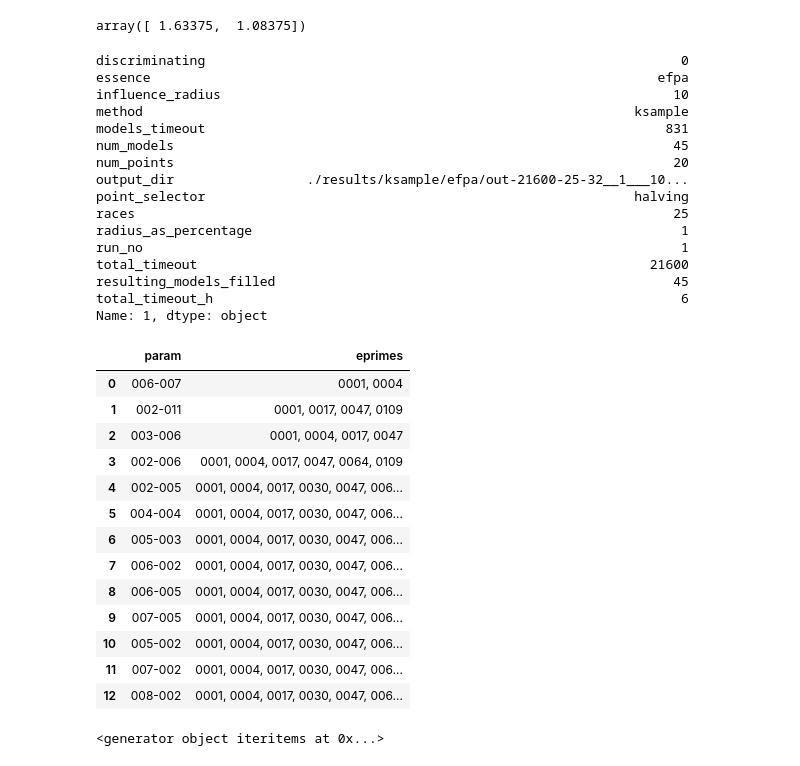
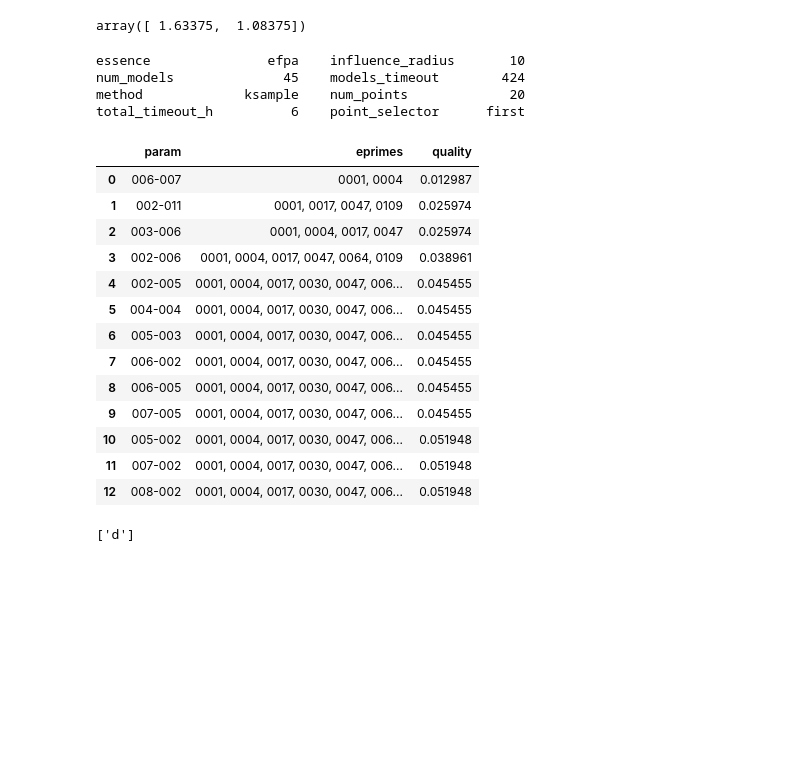
Before and after one commit to Bilalh/Gen, a Jupyter notebook: scripts/parse_results/useful.ipynb, the cells around one changed output. Drawn from its saved outputs; the diff is of its cells as text; code cells hidden in the pictures; blank space fills up the shorter version.

```diff
--- a/scripts/parse_results/useful.ipynb
+++ b/scripts/parse_results/useful.ipynb
@@ -370,58 +376,56 @@ import sqlite3
 
 def get_models_for_all_params(out_dir):
     db_path = Path(out_dir)  / "results.db"
-    eprimes = pd.read_sql(sql="Select param, eprimes from DiscriminatingParams",
+    eprimes = pd.read_sql(sql="Select param, eprimes, quality from DiscriminatingParams",
                          con=sqlite3.Connection(str(db_path)),
                          )
     return eprimes
 
 p="/Users/bilalh/Desktop/Experiments/results/ksample/prob024-Langford/out-43200-10-32__1___10_True_100_halving"
 test=get_models_for_all_params(p)
+
+def row_for_display(row):
+    to_display=row.dropna().drop(labels=['discriminating', 'output_dir', 'resulting_models_filled','total_timeout', 'radius_as_percentage'])
+    show_first =[ 'essence', 'num_models', 'method', 'total_timeout_h',  'races', 'run_no']
+    s1 = str(to_display[show_first]).splitlines()[0:-1]
+    s2 = str(to_display.drop(labels=show_first)).splitlines()[0:-1]
+    result = "\n".join( f + "    " + s for (f, s) in zip(s1,s2) )
+    return result
 # %%
 bb=df[1:2]
 for g in bb.groupby(by=['essence']):
     for r in g[1].iterrows():
-        display(r[1].dropna())
+        print( row_for_display(r[1])  )
+
         display(test)
 #         for param in test.groupby('eprimes').eprimes:
 #             display(param[1])
 
         print("\n")
 
 # cc= bb.groupby(by=['essence'])
 # cc.num_models.prod()
 # %% [output]
-discriminating                                                             0
-essence                                                                 efpa
-influence_radius                                                          10
-method                                                               ksample
-models_timeout                                                           831
-num_models                                                                45
-num_points                                                                20
-output_dir                 ./results/ksample/efpa/out-21600-25-32__1___10...
-point_selector                                                       halving
-races                                                                     25
-radius_as_percentage                                                       1
-run_no                                                                     1
-total_timeout                                                          21600
-resulting_models_filled                                                   45
-total_timeout_h                                                            6
-Name: 1, dtype: object
+essence               efpa    influence_radius       10
+num_models              45    models_timeout        424
+method             ksample    num_points             20
+total_timeout_h          6    point_selector      first
-|  | param | eprimes |
-| 0 | 006-007 | 0001, 0004 |
-| 1 | 002-011 | 0001, 0017, 0047, 0109 |
-| 2 | 003-006 | 0001, 0004, 0017, 0047 |
-| 3 | 002-006 | 0001, 0004, 0017, 0047, 0064, 0109 |
-| 4 | 002-005 | 0001, 0004, 0017, 0030, 0047, 006... |
-| 5 | 004-004 | 0001, 0004, 0017, 0030, 0047, 006... |
-| 6 | 005-003 | 0001, 0004, 0017, 0030, 0047, 006... |
-| 7 | 006-002 | 0001, 0004, 0017, 0030, 0047, 006... |
-| 8 | 006-005 | 0001, 0004, 0017, 0030, 0047, 006... |
-| 9 | 007-005 | 0001, 0004, 0017, 0030, 0047, 006... |
-| 10 | 005-002 | 0001, 0004, 0017, 0030, 0047, 006... |
-| 11 | 007-002 | 0001, 0004, 0017, 0030, 0047, 006... |
-| 12 | 008-002 | 0001, 0004, 0017, 0030, 0047, 006... |
+|  | param | eprimes | quality |
+| 0 | 006-007 | 0001, 0004 | 0.012987 |
+| 1 | 002-011 | 0001, 0017, 0047, 0109 | 0.025974 |
+| 2 | 003-006 | 0001, 0004, 0017, 0047 | 0.025974 |
+| 3 | 002-006 | 0001, 0004, 0017, 0047, 0064, 0109 | 0.038961 |
+| 4 | 002-005 | 0001, 0004, 0017, 0030, 0047, 006... | 0.045455 |
+| 5 | 004-004 | 0001, 0004, 0017, 0030, 0047, 006... | 0.045455 |
+| 6 | 005-003 | 0001, 0004, 0017, 0030, 0047, 006... | 0.045455 |
+| 7 | 006-002 | 0001, 0004, 0017, 0030, 0047, 006... | 0.045455 |
+| 8 | 006-005 | 0001, 0004, 0017, 0030, 0047, 006... | 0.045455 |
+| 9 | 007-005 | 0001, 0004, 0017, 0030, 0047, 006... | 0.045455 |
+| 10 | 005-002 | 0001, 0004, 0017, 0030, 0047, 006... | 0.051948 |
+| 11 | 007-002 | 0001, 0004, 0017, 0030, 0047, 006... | 0.051948 |
+| 12 | 008-002 | 0001, 0004, 0017, 0030, 0047, 006... | 0.051948 |
-# %%
-df.iterrows()
-# %% [output]
-<generator object iteritems at 0x...>
+# %%
+a="d\ns"
+a.splitlines()[0:-1]
+# %% [output]
+['d']
```
Also changed, not shown: parts of 12 cells of this notebook.
